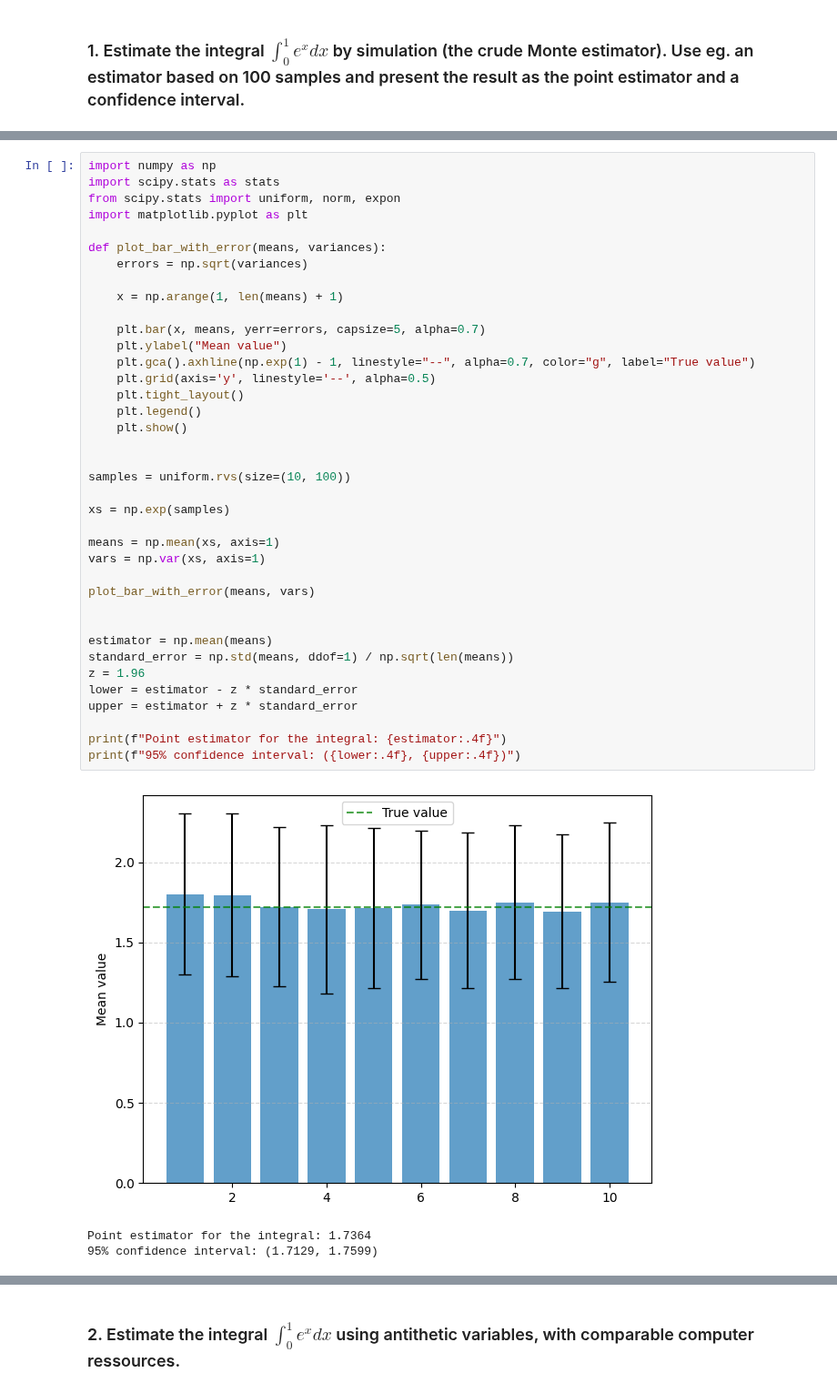
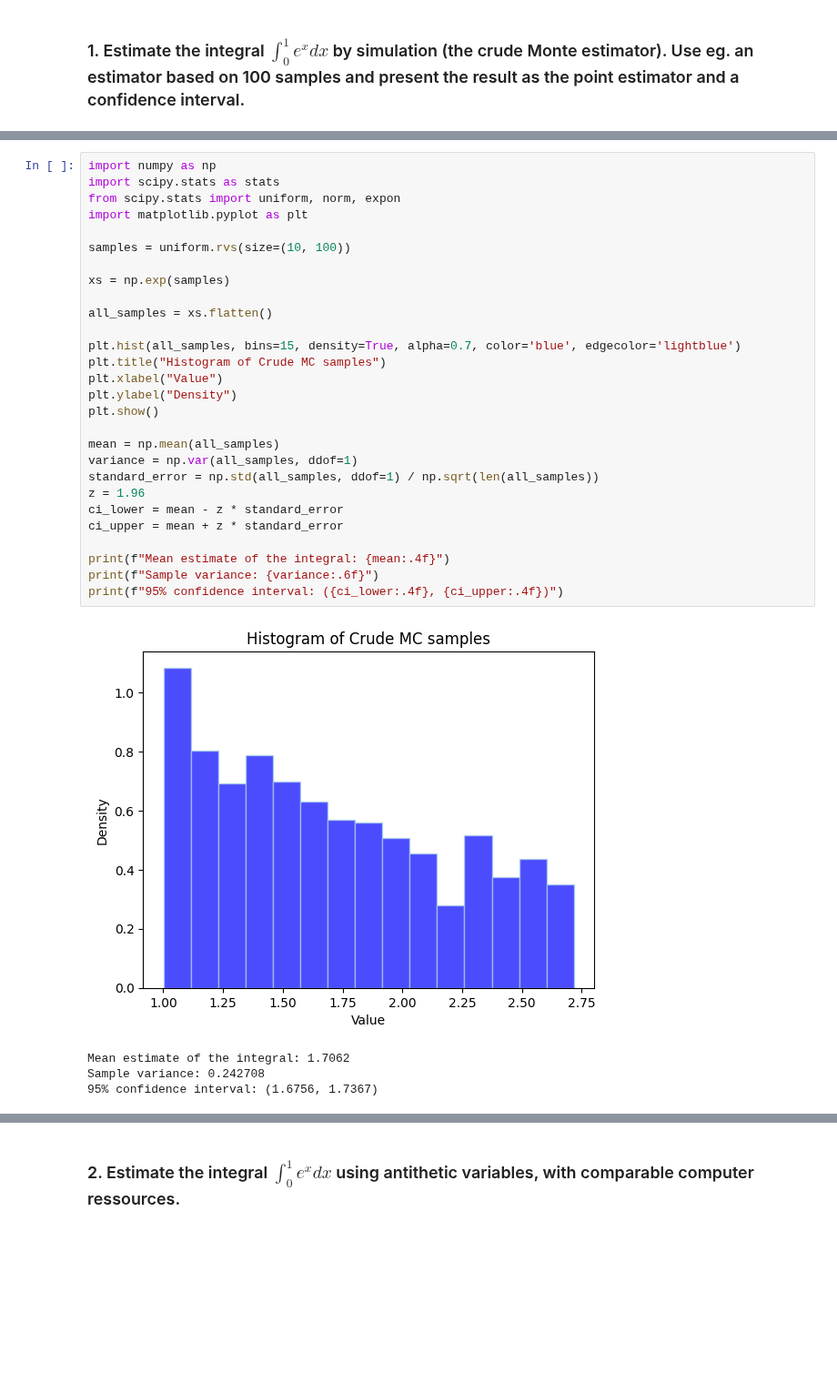
Before and after one commit to AntonJorg/stochastic_simulation, a Jupyter notebook: exercises_final/Exercise5.ipynb, the cells around one changed output, grey strips where cells are left out. Shown at 91% size. Cells and saved outputs as stored; diff of their text form; blank space fills up the shorter version.

```diff
--- a/exercises_final/Exercise5.ipynb
+++ b/exercises_final/Exercise5.ipynb
@@ -21,43 +22,34 @@ $$
 # %%
 import numpy as np
 import scipy.stats as stats
 from scipy.stats import uniform, norm, expon
 import matplotlib.pyplot as plt
 
-def plot_bar_with_error(means, variances):
-    errors = np.sqrt(variances)
-
-    x = np.arange(1, len(means) + 1)
-
-    plt.bar(x, means, yerr=errors, capsize=5, alpha=0.7)
-    plt.ylabel("Mean value")
-    plt.gca().axhline(np.exp(1) - 1, linestyle="--", alpha=0.7, color="g", label="True value")
-    plt.grid(axis='y', linestyle='--', alpha=0.5)
-    plt.tight_layout()
-    plt.legend()
-    plt.show()
-
-
 samples = uniform.rvs(size=(10, 100))
 
 xs = np.exp(samples)
 
-means = np.mean(xs, axis=1)
-vars = np.var(xs, axis=1)
+all_samples = xs.flatten()
 
-plot_bar_with_error(means, vars)
+plt.hist(all_samples, bins=15, density=True, alpha=0.7, color='blue', edgecolor='lightblue')
+plt.title("Histogram of Crude MC samples")
+plt.xlabel("Value")
+plt.ylabel("Density")
+plt.show()
 
+mean = np.mean(all_samples)
+variance = np.var(all_samples, ddof=1)
+standard_error = np.std(all_samples, ddof=1) / np.sqrt(len(all_samples))
+z = 1.96
+ci_lower = mean - z * standard_error
+ci_upper = mean + z * standard_error
 
-estimator = np.mean(means)
-standard_error = np.std(means, ddof=1) / np.sqrt(len(means))
-z = 1.96
-lower = estimator - z * standard_error
-upper = estimator + z * standard_error
-
-print(f"Point estimator for the integral: {estimator:.4f}")
-print(f"95% confidence interval: ({lower:.4f}, {upper:.4f})")
+print(f"Mean estimate of the integral: {mean:.4f}")
+print(f"Sample variance: {variance:.6f}")
+print(f"95% confidence interval: ({ci_lower:.4f}, {ci_upper:.4f})")
 # %% [output]
-[figure, old version]
+[figure, new version]
-Point estimator for the integral: 1.7364
-95% confidence interval: (1.7129, 1.7599)
+Mean estimate of the integral: 1.7062
+Sample variance: 0.242708
+95% confidence interval: (1.6756, 1.7367)
 # %% [markdown]
```
Also changed, not shown: parts of 16 cells of this notebook, 1 other file.
